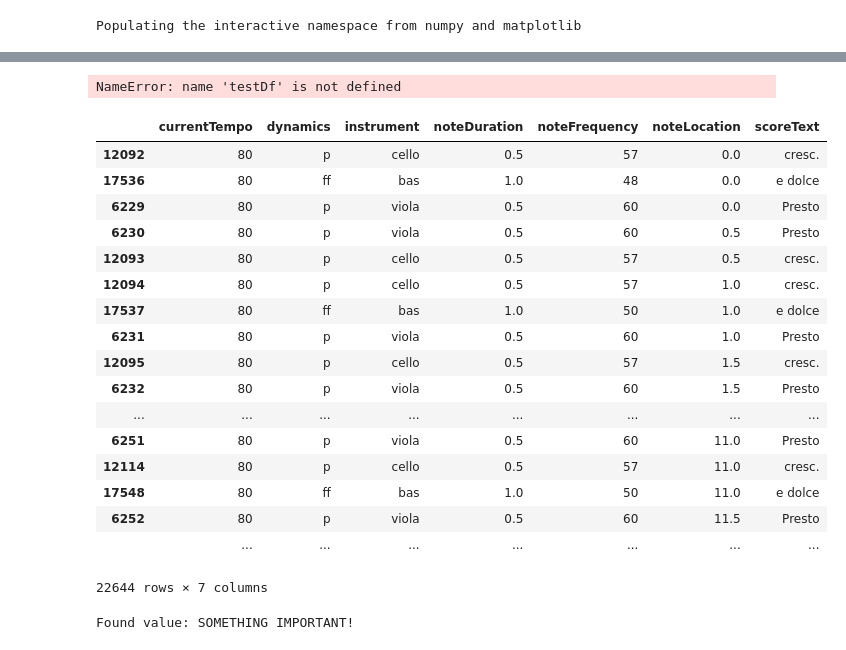
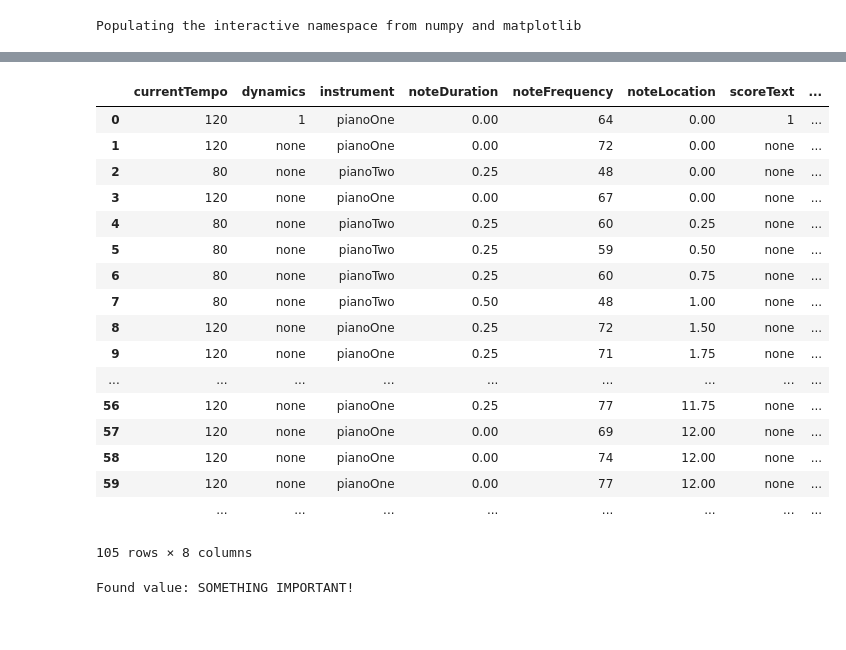
Before and after one commit to jgab3103/phd_code, a Jupyter notebook: Data Preparation-Polyphonic.ipynb, the cells around one changed output, grey strips where cells are left out. Cells and saved outputs as stored; diff of their text form; code cells hidden in the pictures.

Commit message:
current measure working

```diff
--- a/Data Preparation-Polyphonic.ipynb
+++ b/Data Preparation-Polyphonic.ipynb
@@ -452,6 +452,8 @@ class CreateRawData:
         print 'SCORETEXT\t\t', len(self.scoreTextList)
         print 'CLEANED SCORETEXT\t',len(self.scoreTextList)
         print 'CLEANED DYNAMICS\t', len(self.dynamicsListTwo)
+        print 'Beats in the bar: \t', self.lengthOfBar
+        print 'Data Frame: \t\t'
 
 
 
@@ -468,13 +470,14 @@ class CreateRawData:
             it = 0
             try:
                 part.barDuration
-                print part.barDuration.quarterLength
+                self.lengthOfBar = part.barDuration.quarterLength
                 it = it + 1
                 if it == 1:
                     break
-                print part.barDuration.quarterLength
             except:
                 pass
+
+
 
         for part in self.parts_list:
             a = part.flat.getElementsByClass([mu.note.Note, mu.spanner.Slur, mu.spanner, mu.dynamics.Dynamic, mu.chord.Chord, mu.tempo.MetronomeMark, mu.expressions.TextExpression])
@@ -581,7 +584,7 @@ class CreateRawData:
                     pass
 
     def createDataFrameFromXML(self):
-        musicData = pd.DataFrame({'noteFrequency': self.midiList,
+        rawMusicData = pd.DataFrame({'noteFrequency': self.midiList,
                    'noteDuration': self.durationList,
                    'noteLocation' : self.locationList,
                    'currentTempo' : self.tempoList,
@@ -590,12 +593,18 @@ class CreateRawData:
                    'instrument':self.instrumentList
                    })
 
-        sorted = musicData.sort(['noteLocation'])
+        self.musicData = rawMusicData.sort(['noteLocation'])
 
-        return sorted.reset_index(drop=True)
+        return self.musicData.reset_index(drop=True)
 
-    def addOtherMetaDataToData(self):
-        pass
+    def addOtherMetaDataToData(self, data):
+        def calc_measure_floor(data_row):
+            x = math.floor(data_row.noteLocation / self.lengthOfBar) + 1
+            return x
+
+        data['currentMeasure'] = data.apply(calc_measure_floor, axis=1)
+
+        return data
 # %%
 t = CreateRawData()
 # %%
@@ -620,2 +629,2 @@ CLEANED DYNAMICS        105
 # %%
-data = t.createDataFrameFromXML()
+musData = t.createDataFrameFromXML()
@@ -655,4 +630,0 @@ NameError: name 'midiList' is not defined
-# %%
-testDf[testDf.noteLocation < 10]
-# %% [output]
-NameError: name 'testDf' is not defined
@@ -661,21 +631,23 @@ updated = testDf.sort(['noteLocation'])
-# %%
-updated
-# %% [output]
-|  | currentTempo | dynamics | instrument | noteDuration | noteFrequency | noteLocation | scoreText |
-| 12092 | 80 | p | cello | 0.5 | 57 | 0.0 | cresc. |
-| 17536 | 80 | ff | bas | 1.0 | 48 | 0.0 | e dolce |
-| 6229 | 80 | p | viola | 0.5 | 60 | 0.0 | Presto |
-| 6230 | 80 | p | viola | 0.5 | 60 | 0.5 | Presto |
-| 12093 | 80 | p | cello | 0.5 | 57 | 0.5 | cresc. |
-| 12094 | 80 | p | cello | 0.5 | 57 | 1.0 | cresc. |
-| 17537 | 80 | ff | bas | 1.0 | 50 | 1.0 | e dolce |
-| 6231 | 80 | p | viola | 0.5 | 60 | 1.0 | Presto |
-| 12095 | 80 | p | cello | 0.5 | 57 | 1.5 | cresc. |
-| 6232 | 80 | p | viola | 0.5 | 60 | 1.5 | Presto |
-| ... | ... | ... | ... | ... | ... | ... | ... |
-| 6251 | 80 | p | viola | 0.5 | 60 | 11.0 | Presto |
-| 12114 | 80 | p | cello | 0.5 | 57 | 11.0 | cresc. |
-| 17548 | 80 | ff | bas | 1.0 | 50 | 11.0 | e dolce |
-| 6252 | 80 | p | viola | 0.5 | 60 | 11.5 | Presto |
-|  | ... | ... | ... | ... | ... | ... | ... |
-22644 rows × 7 columns
+# %%
+tat = t.addOtherMetaDataToData(musData)
+# %%
+tat
+# %% [output]
+|  | currentTempo | dynamics | instrument | noteDuration | noteFrequency | noteLocation | scoreText | ... |
+| 0 | 120 | 1 | pianoOne | 0.00 | 64 | 0.00 | 1 | ... |
+| 1 | 120 | none | pianoOne | 0.00 | 72 | 0.00 | none | ... |
+| 2 | 80 | none | pianoTwo | 0.25 | 48 | 0.00 | none | ... |
+| 3 | 120 | none | pianoOne | 0.00 | 67 | 0.00 | none | ... |
+| 4 | 80 | none | pianoTwo | 0.25 | 60 | 0.25 | none | ... |
+| 5 | 80 | none | pianoTwo | 0.25 | 59 | 0.50 | none | ... |
+| 6 | 80 | none | pianoTwo | 0.25 | 60 | 0.75 | none | ... |
+| 7 | 80 | none | pianoTwo | 0.50 | 48 | 1.00 | none | ... |
+| 8 | 120 | none | pianoOne | 0.25 | 72 | 1.50 | none | ... |
+| 9 | 120 | none | pianoOne | 0.25 | 71 | 1.75 | none | ... |
+| ... | ... | ... | ... | ... | ... | ... | ... | ... |
+| 56 | 120 | none | pianoOne | 0.25 | 77 | 11.75 | none | ... |
+| 57 | 120 | none | pianoOne | 0.00 | 69 | 12.00 | none | ... |
+| 58 | 120 | none | pianoOne | 0.00 | 74 | 12.00 | none | ... |
+| 59 | 120 | none | pianoOne | 0.00 | 77 | 12.00 | none | ... |
+|  | ... | ... | ... | ... | ... | ... | ... | ... |
+105 rows × 8 columns
```
Also changed, not shown: parts of 7 cells of this notebook.
